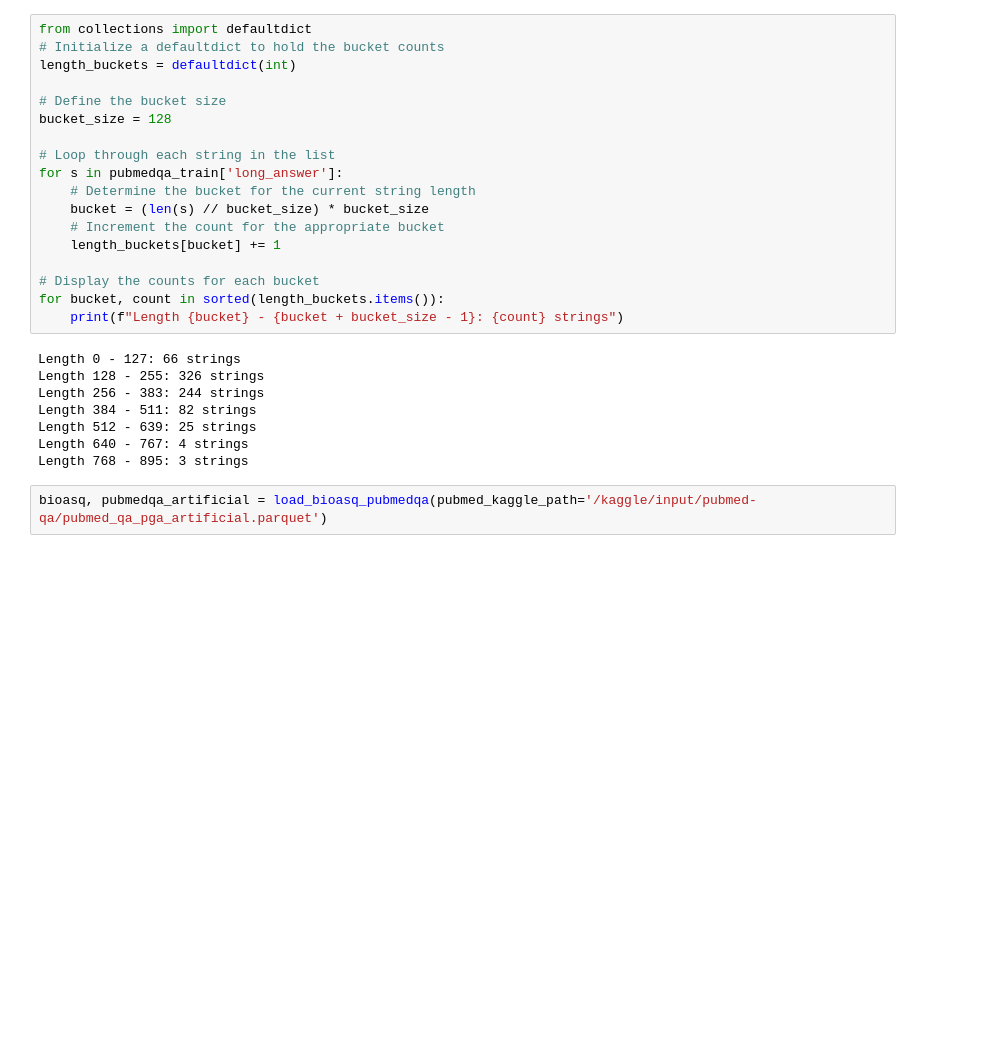
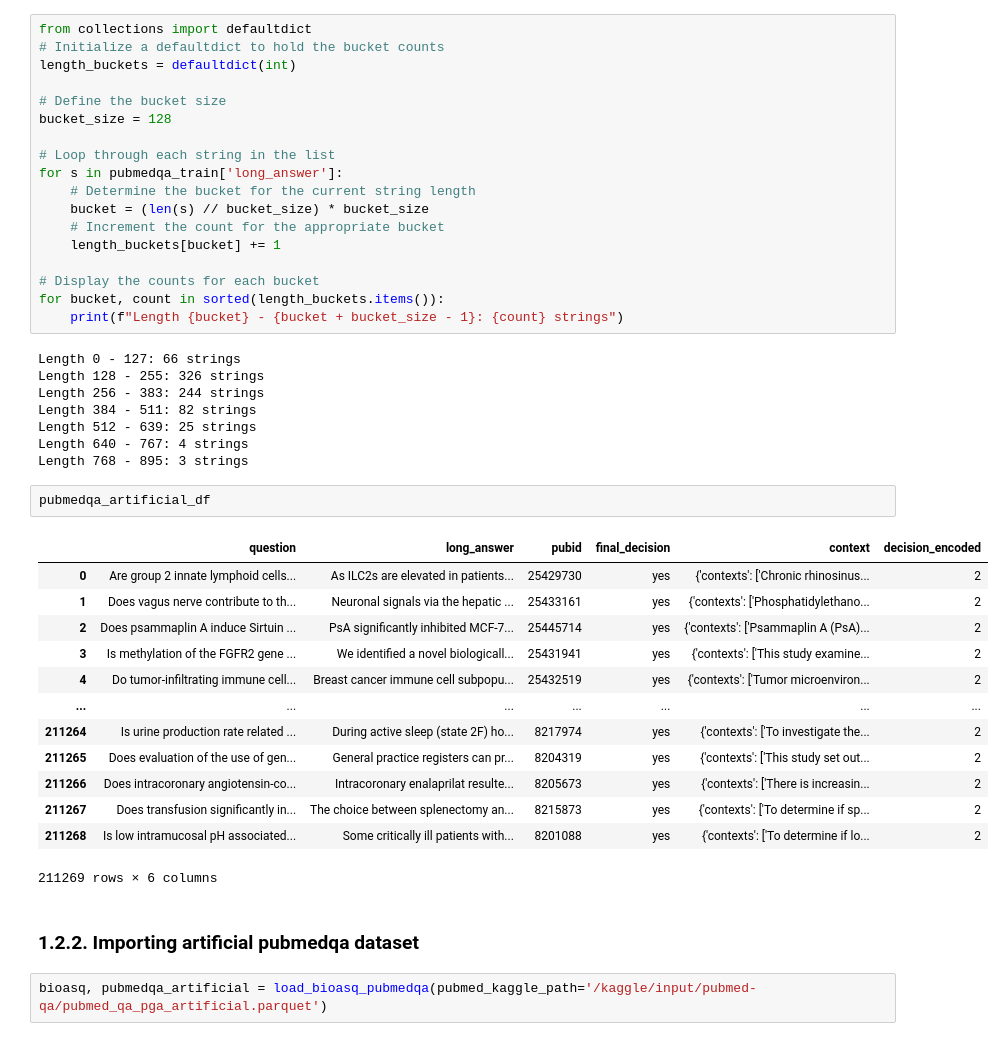
Before and after one commit to trduc97/neural_medical_qa, a Jupyter notebook: diss_medqa_torch.ipynb, the cells around one changed output. Drawn from its saved outputs; the diff is of its cells as text; blank space fills up the shorter version.

```diff
--- a/diss_medqa_torch.ipynb
+++ b/diss_medqa_torch.ipynb
@@ -193,5 +199,23 @@ Length 384 - 511: 82 strings
 Length 512 - 639: 25 strings
 Length 640 - 767: 4 strings
 Length 768 - 895: 3 strings
+# %%
+pubmedqa_artificial_df
+# %% [output]
+|  | question | long_answer | pubid | final_decision | context | decision_encoded |
+| 0 | Are group 2 innate lymphoid cells... | As ILC2s are elevated in patients... | 25429730 | yes | {'contexts': ['Chronic rhinosinus... | 2 |
+| 1 | Does vagus nerve contribute to th... | Neuronal signals via the hepatic ... | 25433161 | yes | {'contexts': ['Phosphatidylethano... | 2 |
+| 2 | Does psammaplin A induce Sirtuin ... | PsA significantly inhibited MCF-7... | 25445714 | yes | {'contexts': ['Psammaplin A (PsA)... | 2 |
+| 3 | Is methylation of the FGFR2 gene ... | We identified a novel biologicall... | 25431941 | yes | {'contexts': ['This study examine... | 2 |
+| 4 | Do tumor-infiltrating immune cell... | Breast cancer immune cell subpopu... | 25432519 | yes | {'contexts': ['Tumor microenviron... | 2 |
+| ... | ... | ... | ... | ... | ... | ... |
+| 211264 | Is urine production rate related ... | During active sleep (state 2F) ho... | 8217974 | yes | {'contexts': ['To investigate the... | 2 |
+| 211265 | Does evaluation of the use of gen... | General practice registers can pr... | 8204319 | yes | {'contexts': ['This study set out... | 2 |
+| 211266 | Does intracoronary angiotensin-co... | Intracoronary enalaprilat resulte... | 8205673 | yes | {'contexts': ['There is increasin... | 2 |
+| 211267 | Does transfusion significantly in... | The choice between splenectomy an... | 8215873 | yes | {'contexts': ['To determine if sp... | 2 |
+| 211268 | Is low intramucosal pH associated... | Some critically ill patients with... | 8201088 | yes | {'contexts': ['To determine if lo... | 2 |
+211269 rows × 6 columns
+# %% [markdown]
+### 1.2.2. Importing artificial pubmedqa dataset
 # %%
 bioasq, pubmedqa_artificial = load_bioasq_pubmedqa(pubmed_kaggle_path='/kaggle/input/pubmed-qa/pubmed_qa_pga_artificial.parquet')
```
Also changed, not shown: parts of 30 cells of this notebook.
